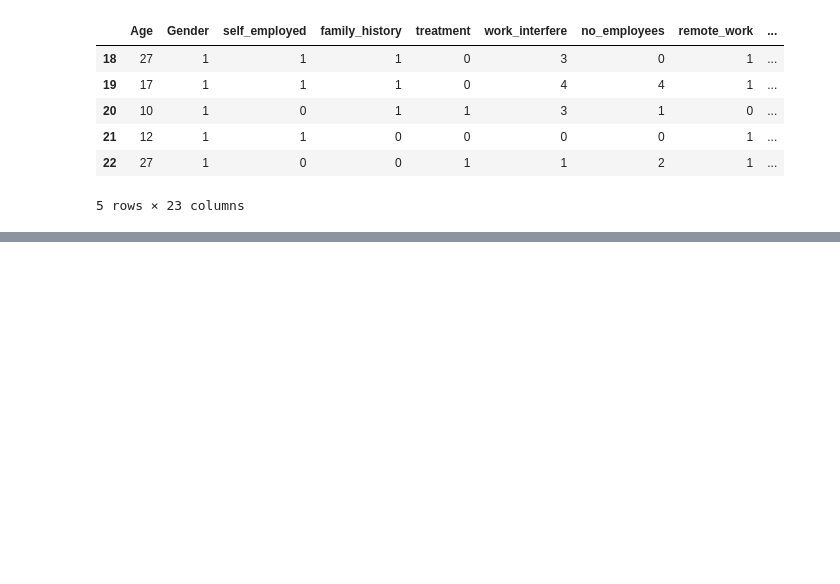
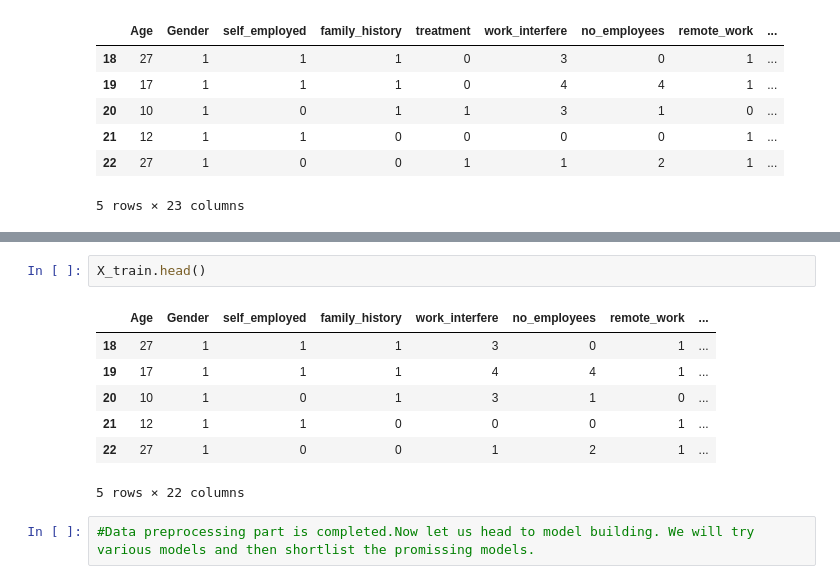
Before and after one commit to sreekruti/CPP-oops, a Jupyter notebook: mentalhealthproject.ipynb, the cells around one changed output, grey strips where cells are left out. Drawn from its saved outputs; the diff is of its cells as text; blank space fills up the shorter version.

```diff
--- a/mentalhealthproject.ipynb
+++ b/mentalhealthproject.ipynb
@@ -341,0 +536,12 @@ plt.show()
+# %%
+X_train.head()
+# %% [output]
+|  | Age | Gender | self_employed | family_history | work_interfere | no_employees | remote_work | ... |
+| 18 | 27 | 1 | 1 | 1 | 3 | 0 | 1 | ... |
+| 19 | 17 | 1 | 1 | 1 | 4 | 4 | 1 | ... |
+| 20 | 10 | 1 | 0 | 1 | 3 | 1 | 0 | ... |
+| 21 | 12 | 1 | 1 | 0 | 0 | 0 | 1 | ... |
+| 22 | 27 | 1 | 0 | 0 | 1 | 2 | 1 | ... |
+5 rows × 22 columns
+# %%
+#Data preprocessing part is completed.Now let us head to model building. We will try various models and then shortlist the promissing models.
```
Also changed, not shown: parts of 74 cells of this notebook.
